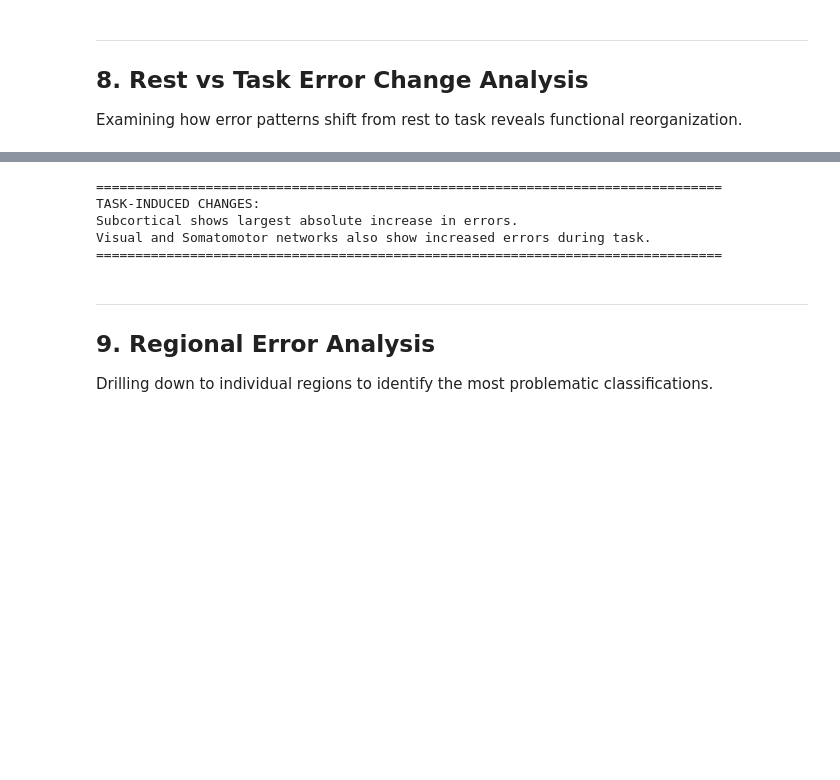
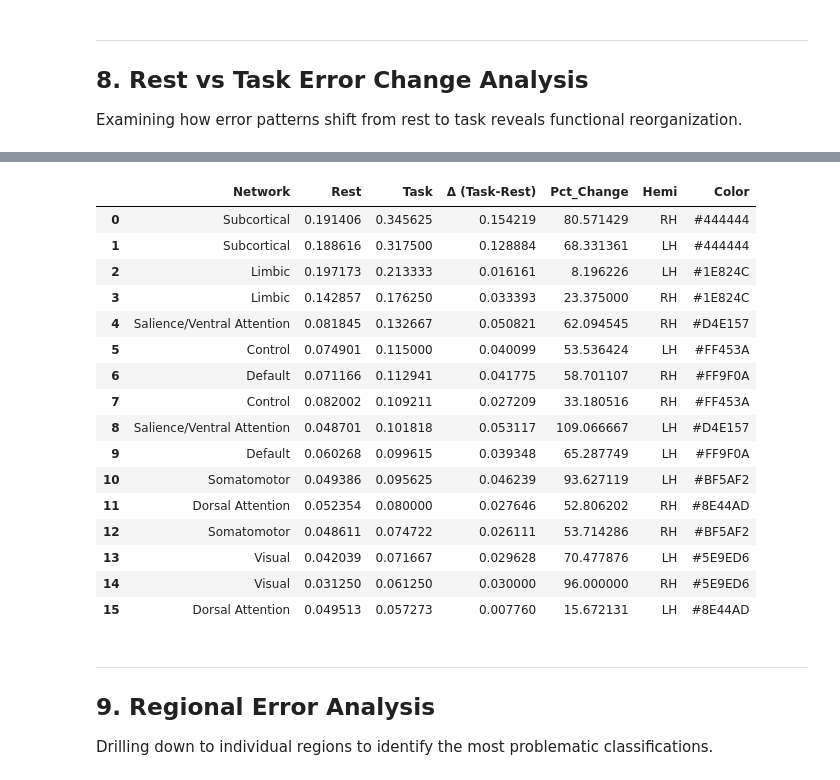
Before and after one commit to Joon-hub/Brain_Connectivity_Pipeline, a Jupyter notebook: analysis/JupyterFiles/multinomial_error_analysis_restructured.ipynb, the cells around one changed output, grey strips where cells are left out. Drawn from its saved outputs; the diff is of its cells as text; code cells hidden in the pictures; blank space fills up the shorter version.

```diff
--- a/analysis/JupyterFiles/multinomial_error_analysis_restructured.ipynb
+++ b/analysis/JupyterFiles/multinomial_error_analysis_restructured.ipynb
@@ -685,40 +812,2 @@ Salience/Ventral Attention         0.068338         0.100385  0.032047   46.8944
 
 Positive change = more errors during task
-# %%
-# Visualize error rate changes
-fig = go.Figure()
-
-# Add lines connecting rest to task
-for _, row in comparison.iterrows():
-    color = NETWORK_COLORS.get(row['Network'], 'gray')
-    fig.add_trace(go.Scatter(
-        x=['Rest (CV)', 'Task'],
-        y=[row['Rest_Error_Rate'], row['Task_Error_Rate']],
-        mode='lines+markers',
-        name=row['Network'],
-        line=dict(color=color, width=2.5),
-        marker=dict(size=10)
-    ))
-
-fig.update_layout(
-    title='Network Error Rates: Rest vs Task',
-    xaxis_title='Condition',
-    yaxis_title='Error Rate',
-    height=500, width=800,
-    template='plotly_white',
-    legend=dict(x=1.02, y=0.5)
-)
-
-fig.show()
-
-print("\n" + "="*80)
-print("TASK-INDUCED CHANGES:")
-print("Subcortical shows largest absolute increase in errors.")
-print("Visual and Somatomotor networks also show increased errors during task.")
-print("="*80)
-# %% [output]
-================================================================================
-TASK-INDUCED CHANGES:
-Subcortical shows largest absolute increase in errors.
-Visual and Somatomotor networks also show increased errors during task.
-================================================================================
@@ -725,3 +913,23 @@ Visual and Somatomotor networks also show increased errors during task.
+# %%
+df_combined
+# %% [output]
+|  | Network | Rest | Task | Δ (Task-Rest) | Pct_Change | Hemi | Color |
+| 0 | Subcortical | 0.191406 | 0.345625 | 0.154219 | 80.571429 | RH | #444444 |
+| 1 | Subcortical | 0.188616 | 0.317500 | 0.128884 | 68.331361 | LH | #444444 |
+| 2 | Limbic | 0.197173 | 0.213333 | 0.016161 | 8.196226 | LH | #1E824C |
+| 3 | Limbic | 0.142857 | 0.176250 | 0.033393 | 23.375000 | RH | #1E824C |
+| 4 | Salience/Ventral Attention | 0.081845 | 0.132667 | 0.050821 | 62.094545 | RH | #D4E157 |
+| 5 | Control | 0.074901 | 0.115000 | 0.040099 | 53.536424 | LH | #FF453A |
+| 6 | Default | 0.071166 | 0.112941 | 0.041775 | 58.701107 | RH | #FF9F0A |
+| 7 | Control | 0.082002 | 0.109211 | 0.027209 | 33.180516 | RH | #FF453A |
+| 8 | Salience/Ventral Attention | 0.048701 | 0.101818 | 0.053117 | 109.066667 | LH | #D4E157 |
+| 9 | Default | 0.060268 | 0.099615 | 0.039348 | 65.287749 | LH | #FF9F0A |
+| 10 | Somatomotor | 0.049386 | 0.095625 | 0.046239 | 93.627119 | LH | #BF5AF2 |
+| 11 | Dorsal Attention | 0.052354 | 0.080000 | 0.027646 | 52.806202 | RH | #8E44AD |
+| 12 | Somatomotor | 0.048611 | 0.074722 | 0.026111 | 53.714286 | RH | #BF5AF2 |
+| 13 | Visual | 0.042039 | 0.071667 | 0.029628 | 70.477876 | LH | #5E9ED6 |
+| 14 | Visual | 0.031250 | 0.061250 | 0.030000 | 96.000000 | RH | #5E9ED6 |
+| 15 | Dorsal Attention | 0.049513 | 0.057273 | 0.007760 | 15.672131 | LH | #8E44AD |
 # %% [markdown]
 ---
 ## 9. Regional Error Analysis
```
Also changed, not shown: parts of 24 cells of this notebook, 6 other files.
